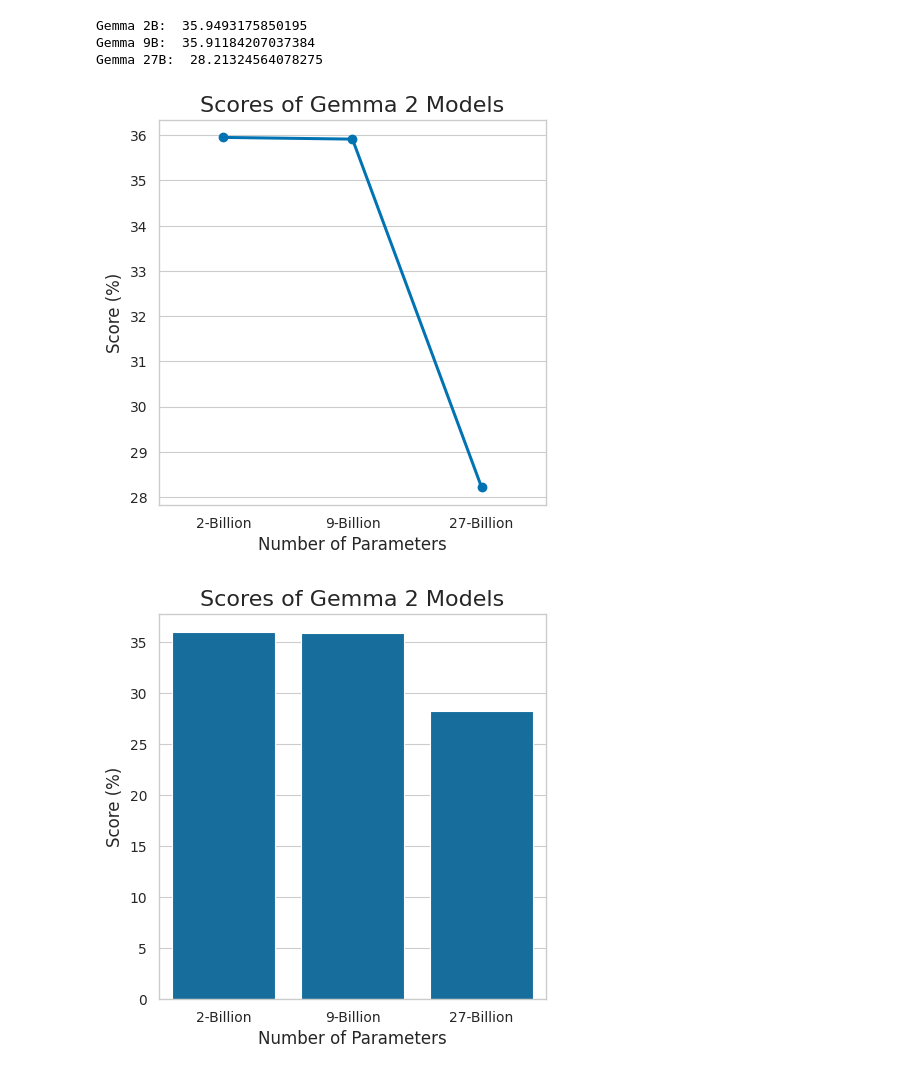
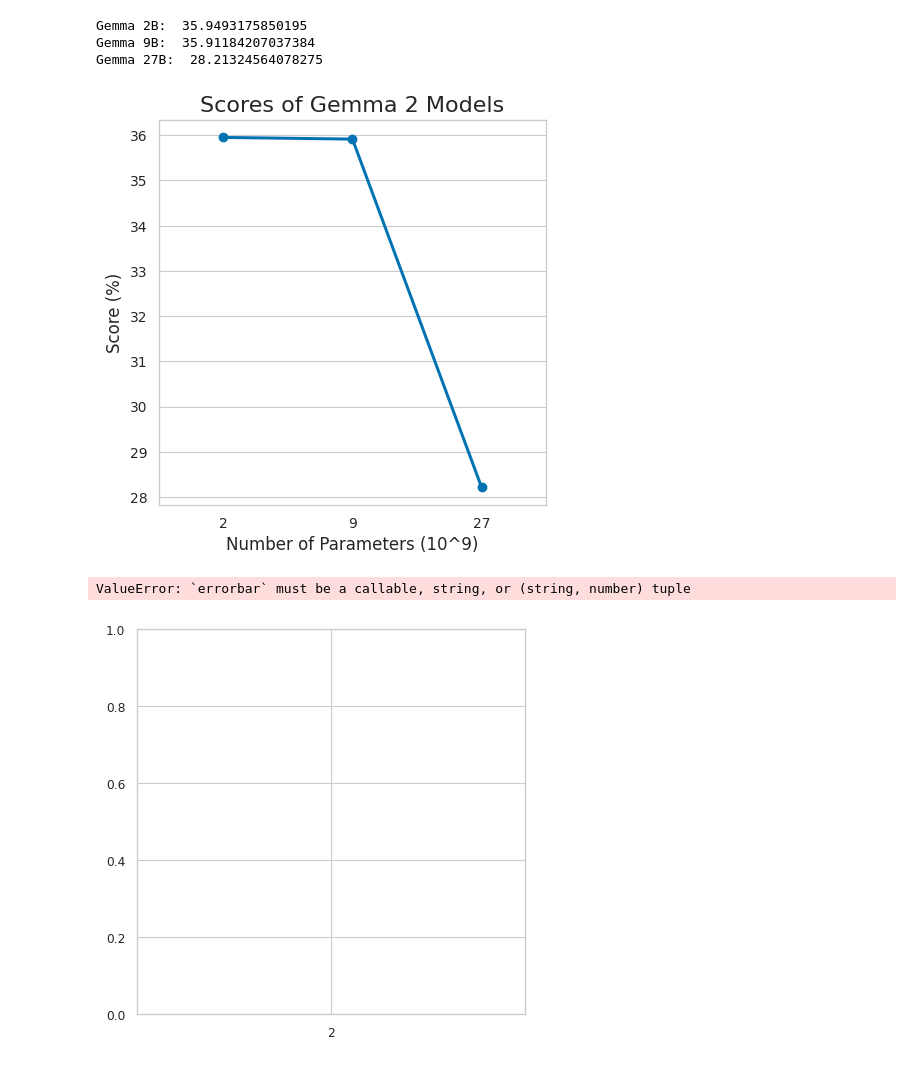
Before and after one commit to swaggirl9000/humor, a Jupyter notebook: experiments/16_subspace.ipynb, the cells around one changed output. Cells and saved outputs as stored; diff of their text form; code cells hidden in the pictures.

```diff
--- a/experiments/16_subspace.ipynb
+++ b/experiments/16_subspace.ipynb
@@ -25,7 +25,7 @@ Gemma 9B:  35.91184207037384
 Gemma 27B:  28.21324564078275
 # %%
 data = pd.DataFrame({
-    'Model': ['2-Billion', '9-Billion', '27-Billion'],
+    'Model': ['2', '9', '27'],
     'Score (%)': [gemma2_score, gemma9_score, gemma27_score],
 })
 
@@ -34,10 +34,10 @@ sns.set_context("paper")
 plt.figure(figsize=(5, 5))
 sns.set_palette("colorblind")
 
-sns.pointplot(data=data, x='Model', y='Score (%)')
+sns.pointplot(data=data, x='Model', y='Score (%)', errorbar="sd")
 
 plt.ylabel('Score (%)', fontsize=12)
-plt.xlabel('Number of Parameters', fontsize=12)
+plt.xlabel('Number of Parameters (10^9)', fontsize=12)
 plt.title("Scores of Gemma 2 Models", fontsize=16)
 
 plt.xticks(fontsize=10)
@@ -46,28 +46,50 @@ plt.yticks(fontsize=10)
 plt.savefig("experiment_16.png", dpi=300, bbox_inches="tight")
 plt.show()
 # %% [output]
-[figure, old version]
+[figure, new version]
 # %%
+import pandas as pd
+import seaborn as sns
+import matplotlib.pyplot as plt
+
+# Example: assuming gemma2_df, gemma9_df, and gemma27_df are the dataframes for each model
+# They should have a 'Score' column for the individual scores of each model.
+
+# Calculate mean and standard deviation for each model
+gemma2_mean = gemma2['Score'].mean()
+gemma2_std = gemma2['Score'].std()
+
+gemma9_mean = gemma9['Score'].mean()
+gemma9_std = gemma9['Score'].std()
+
+gemma27_mean = gemma27['Score'].mean()
+gemma27_std = gemma27['Score'].std()
+
+# Create a new DataFrame with these values
 data = pd.DataFrame({
-    'Model': ['2-Billion', '9-Billion', '27-Billion'],
-    'Score (%)': [gemma2_score, gemma9_score, gemma27_score],
+    'Model': ['2', '9', '27'],
+    'Score (%)': [gemma2_mean, gemma9_mean, gemma27_mean],
+    'Std Dev': [gemma2_std, gemma9_std, gemma27_std]
 })
 
+# Plotting
 sns.set_style("whitegrid")
 sns.set_context("paper")
 plt.figure(figsize=(5, 5))
 sns.set_palette("colorblind")
 
-sns.barplot(data=data, x='Model', y='Score (%)')
+# Plot with error bars representing the standard deviation
+sns.pointplot(data=data, x='Model', y='Score (%)', errorbar=data['Std Dev'], capsize=5)
 
 plt.ylabel('Score (%)', fontsize=12)
-plt.xlabel('Number of Parameters', fontsize=12)
+plt.xlabel('Number of Parameters (10^9)', fontsize=12)
 plt.title("Scores of Gemma 2 Models", fontsize=16)
 
 plt.xticks(fontsize=10)
 plt.yticks(fontsize=10)
 
 plt.savefig("experiment_16.png", dpi=300, bbox_inches="tight")
 plt.show()
 # %% [output]
+ValueError: `errorbar` must be a callable, string, or (string, number) tuple
-[figure, old version]
+[figure, new version]
```
Also changed, not shown: parts of 1 cell of this notebook, 4 other files.
